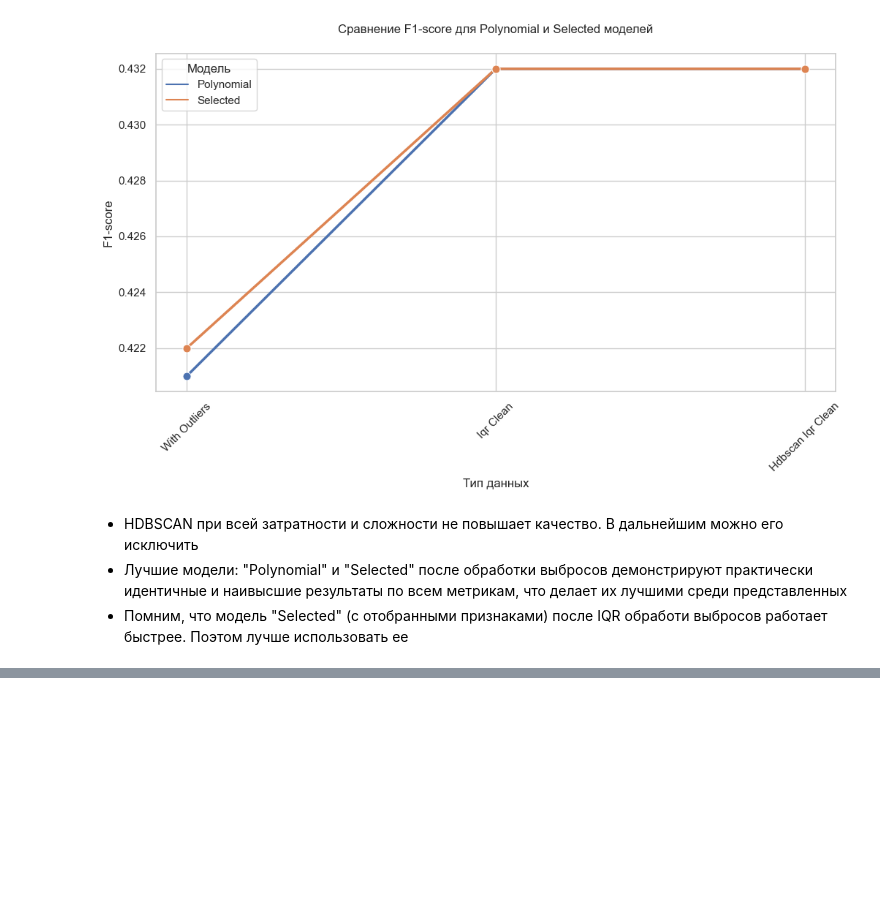
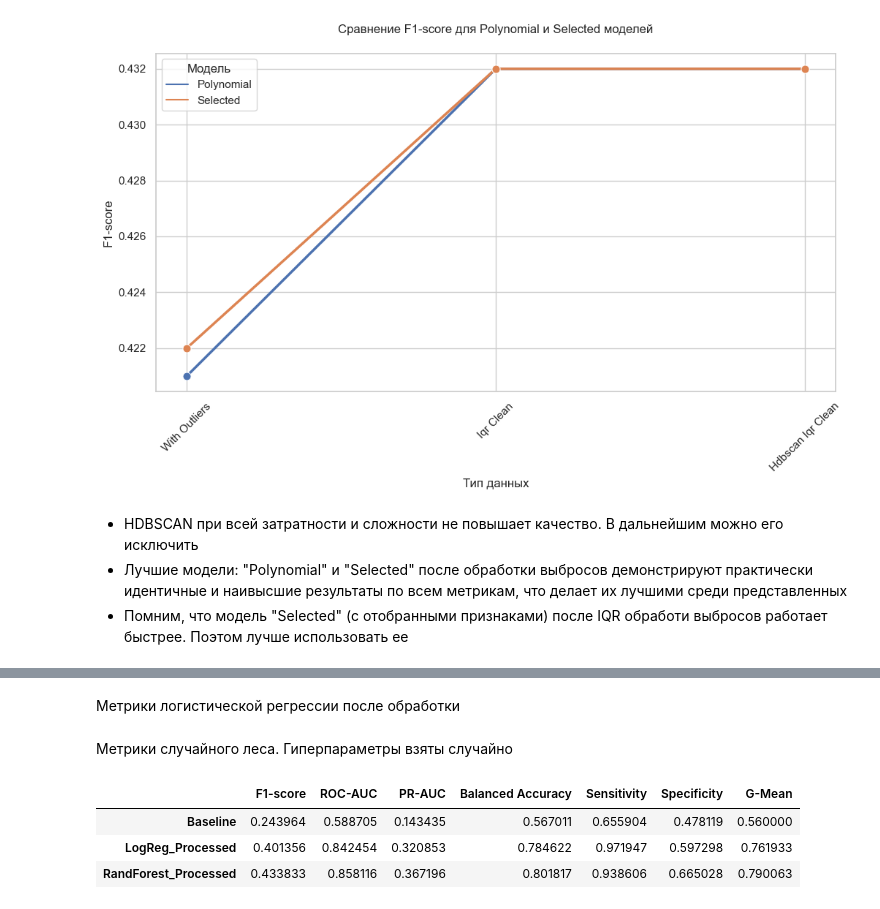
Before and after one commit to MBallod/ProjectPractice_InsuranceCase, a Jupyter notebook: Project_Practice_Insurance_Cross_Selling_300525.ipynb, the cells around one changed output, grey strips where cells are left out. Saved outputs shown, nothing was run; the diff lists cells and outputs as text; code cells hidden in the pictures; blank space fills up the shorter version.

```diff
--- a/Project_Practice_Insurance_Cross_Selling_300525.ipynb
+++ b/Project_Practice_Insurance_Cross_Selling_300525.ipynb
@@ -606,0 +649,7 @@ plt.show()
+# %%
+def remove_outliers_iqr(df, columns):
+    outlier_indices = set()
+    for col in columns:
+        outliers = iqr_outliers(df, col)
+        outlier_indices.update(outliers.index)
+    return df.drop(index=outlier_indices)
@@ -606,0 +660,2 @@ plt.show()
+# %% [markdown]
+Метрики логистической регрессии после обработки
@@ -606,0 +671,28 @@ plt.show()
+# %% [markdown]
+Метрики случайного леса. Гиперпараметры взяты случайно
+# %%
+rf_some_params = Pipeline([
+    ('preprocessor', preprocessor),
+    ('poly', PolynomialFeatures(degree=2, interaction_only=True)),
+    ('feature_selector', SelectKBest(f_classif, k=15)),
+    ('classifier', RandomForestClassifier(
+        n_estimators=100,
+        max_depth=10,
+        min_samples_split=5,
+        min_samples_leaf=2,
+        max_features='sqrt',
+        class_weight=class_weight_dict,
+        n_jobs=-1,
+        random_state=42
+    ))
+])
+
+metrics_rf = evaluate_imbalanced(rf_some_params, X_train_clean, X_test, y_train_clean, y_test)
+# %%
+metrics_df = pd.DataFrame([metrics_base, metrics_processed, metrics_rf], index=['Baseline', 'LogReg_Processed', 'RandForest_Processed'])
+metrics_df
+# %% [output]
+|  | F1-score | ROC-AUC | PR-AUC | Balanced Accuracy | Sensitivity | Specificity | G-Mean |
+| Baseline | 0.243964 | 0.588705 | 0.143435 | 0.567011 | 0.655904 | 0.478119 | 0.560000 |
+| LogReg_Processed | 0.401356 | 0.842454 | 0.320853 | 0.784622 | 0.971947 | 0.597298 | 0.761933 |
+| RandForest_Processed | 0.433833 | 0.858116 | 0.367196 | 0.801817 | 0.938606 | 0.665028 | 0.790063 |
```
Also changed, not shown: parts of 19 cells of this notebook.
